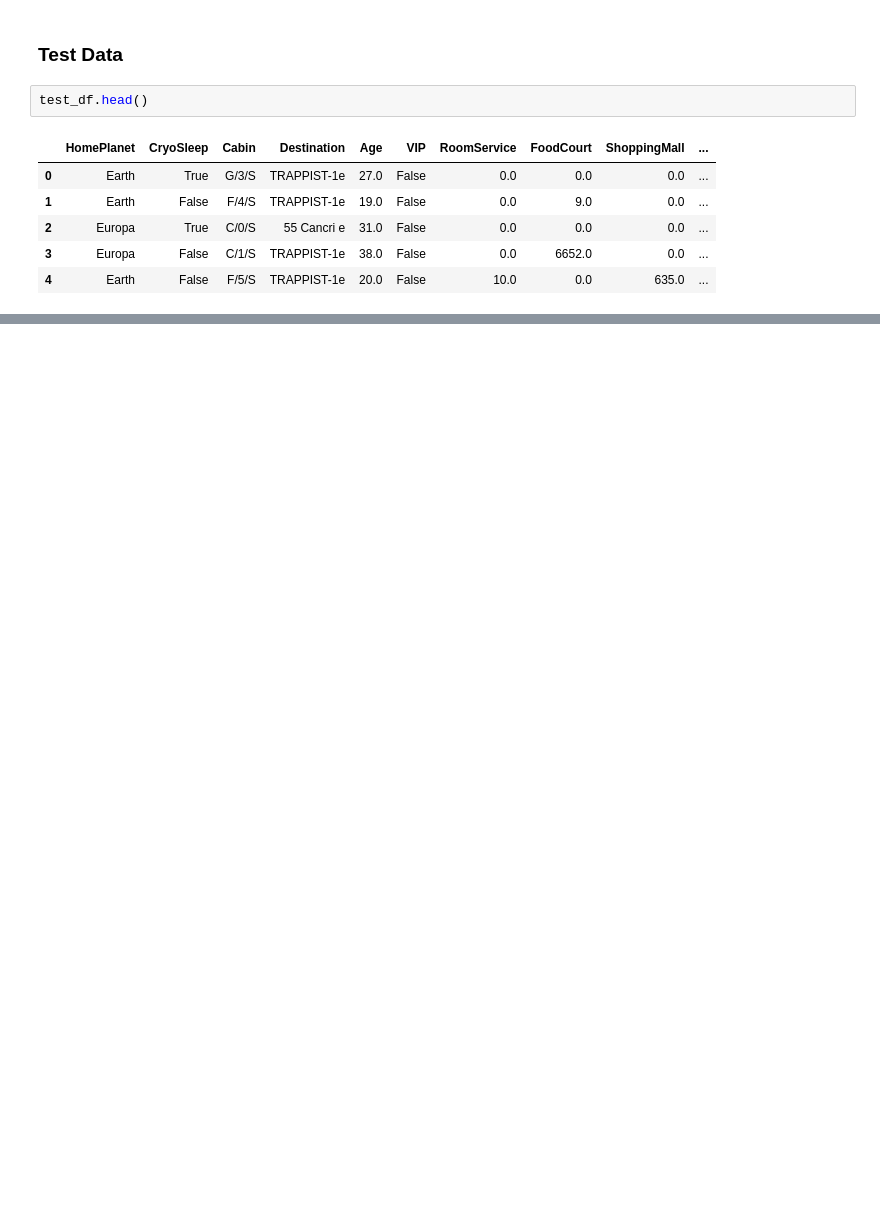
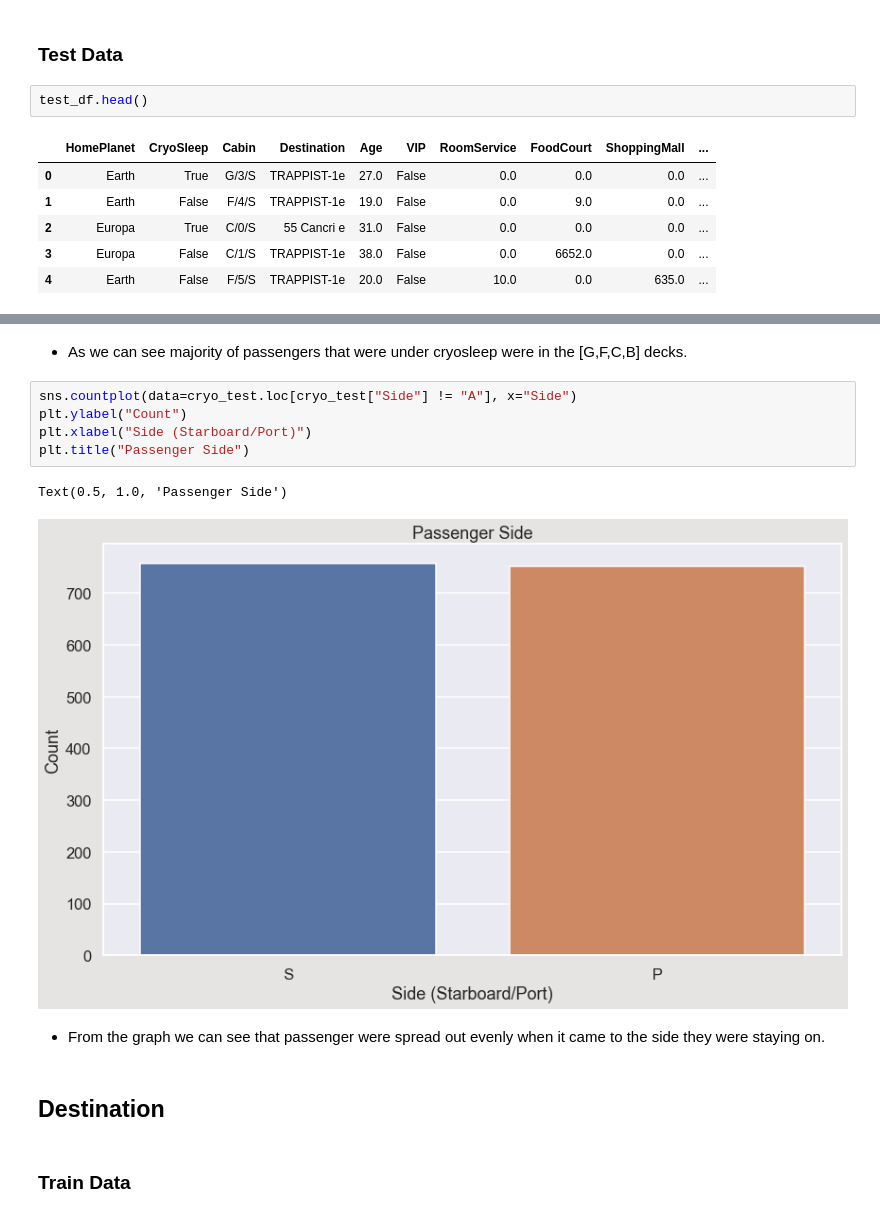
Before and after one commit to bustyAI/Interstellar-Disaster, a Jupyter notebook: spaceship_titanic.ipynb, the cells around one changed output, grey strips where cells are left out. Drawn from its saved outputs; the diff is of its cells as text; blank space fills up the shorter version.

Commit message:
EDA Destination

```diff
--- a/spaceship_titanic.ipynb
+++ b/spaceship_titanic.ipynb
@@ -456,0 +498,16 @@ test_df.head()
+# %% [markdown]
+ - As we can see majority of passengers that were under cryosleep were in the [G,F,C,B] decks.
+# %%
+sns.countplot(data=cryo_test.loc[cryo_test["Side"] != "A"], x="Side")
+plt.ylabel("Count")
+plt.xlabel("Side (Starboard/Port)")
+plt.title("Passenger Side")
+# %% [output]
+Text(0.5, 1.0, 'Passenger Side')
+[figure, added]
+# %% [markdown]
+- From the graph we can see that passenger were spread out evenly when it came to the side they were staying on.
+# %% [markdown]
+## Destination
+# %% [markdown]
+### Train Data
```
Also changed, not shown: parts of 11 cells of this notebook, 2 other files.
